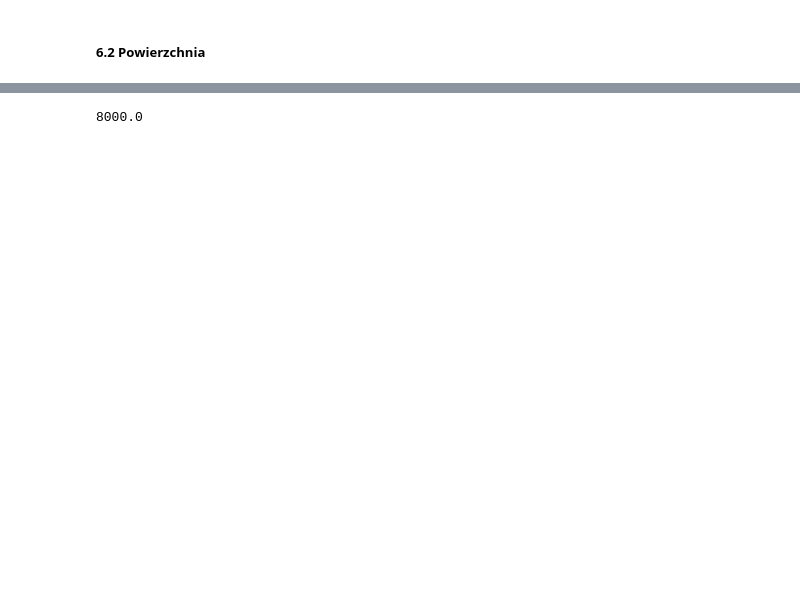
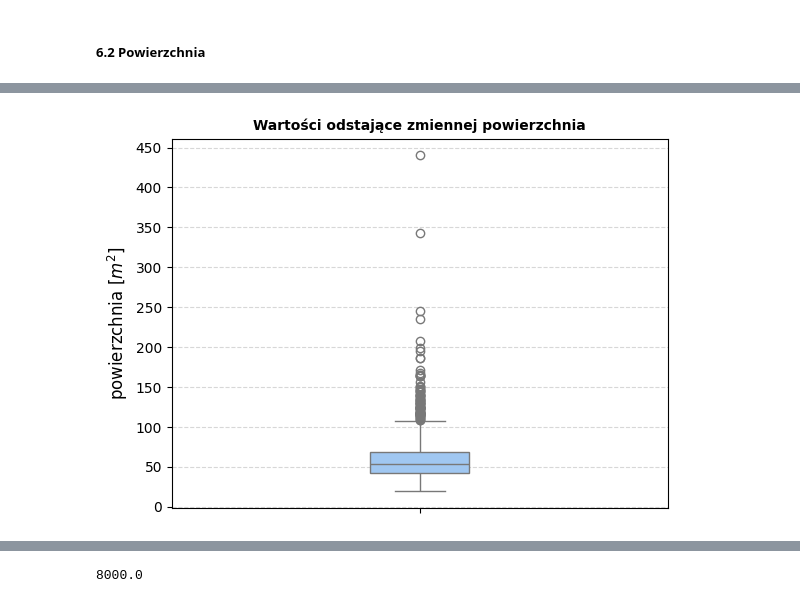
Before and after one commit to obydzoliwia/Pandas-EDA-Project, a Jupyter notebook: raport.ipynb, the cells around one changed output, grey strips where cells are left out. Drawn from its saved outputs; the diff is of its cells as text; code cells hidden in the pictures; blank space fills up the shorter version.

```diff
--- a/raport.ipynb
+++ b/raport.ipynb
@@ -224,0 +243,8 @@ Liczba wartości odstających:  80
+# %%
+sns.boxplot(y=df["powierzchnia"], width=0.2)
+plt.title("Wartości odstające zmiennej powierzchnia")
+plt.yticks([i for i in range(0, 500, 50)])
+plt.ylabel("powierzchnia [$m^2$]")
+plt.grid(visible=True, axis="y", linestyle="--", alpha=0.5)
+# %% [output]
+[figure, added]
```
Also changed, not shown: parts of 127 cells of this notebook.
